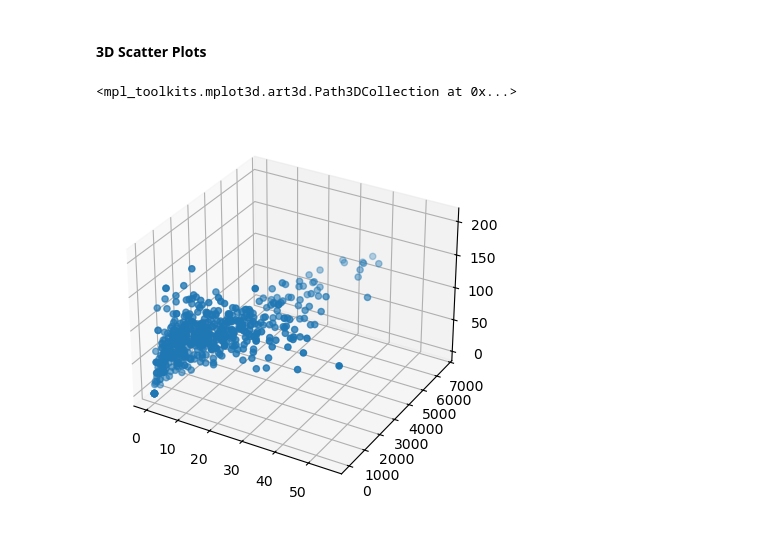
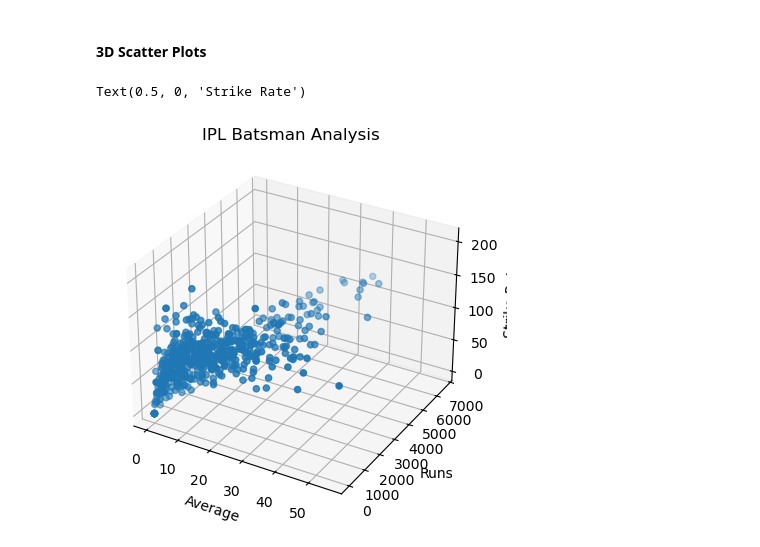
Before and after one commit to shubhammgits/Python-DS-AIML, a Jupyter notebook: MATPLOTLIB/advanced.ipynb, the cells around one changed output. Saved outputs shown, nothing was run; the diff lists cells and outputs as text; code cells hidden in the pictures.

```diff
--- a/MATPLOTLIB/advanced.ipynb
+++ b/MATPLOTLIB/advanced.ipynb
@@ -226,8 +226,13 @@ ax3.hist(batters['runs'])
 # %%
 fig = plt.figure()
 ax = plt.subplot(projection='3d')
 
 ax.scatter3D(batters['avg'], batters['runs'], batters['strike_rate'])
+
+ax.set_title('IPL Batsman Analysis')
+ax.set_xlabel('Average')
+ax.set_ylabel('Runs')
+ax.set_zlabel('Strike Rate')
 # %% [output]
-<mpl_toolkits.mplot3d.art3d.Path3DCollection at 0x...>
+Text(0.5, 0, 'Strike Rate')
-[figure, old version]
+[figure, new version]
```
